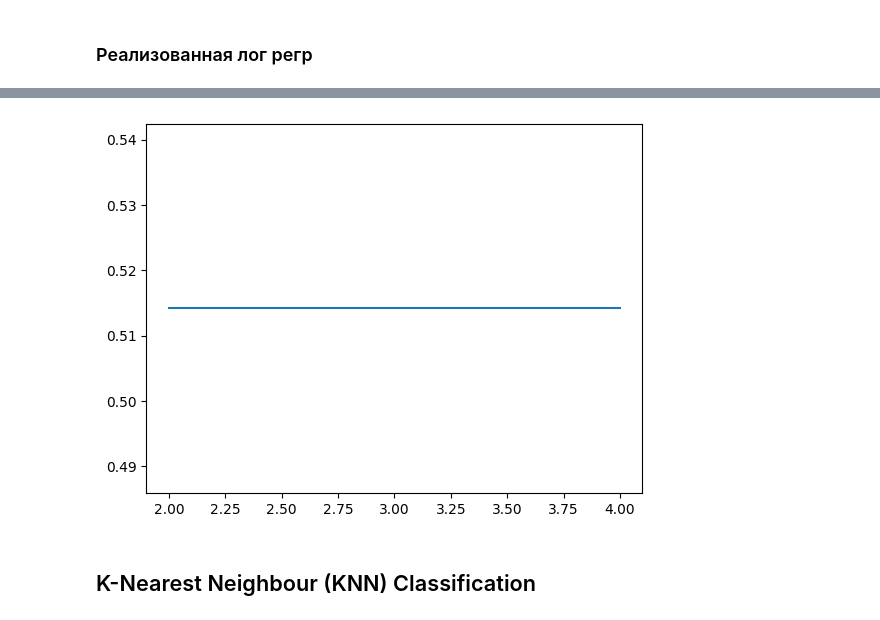
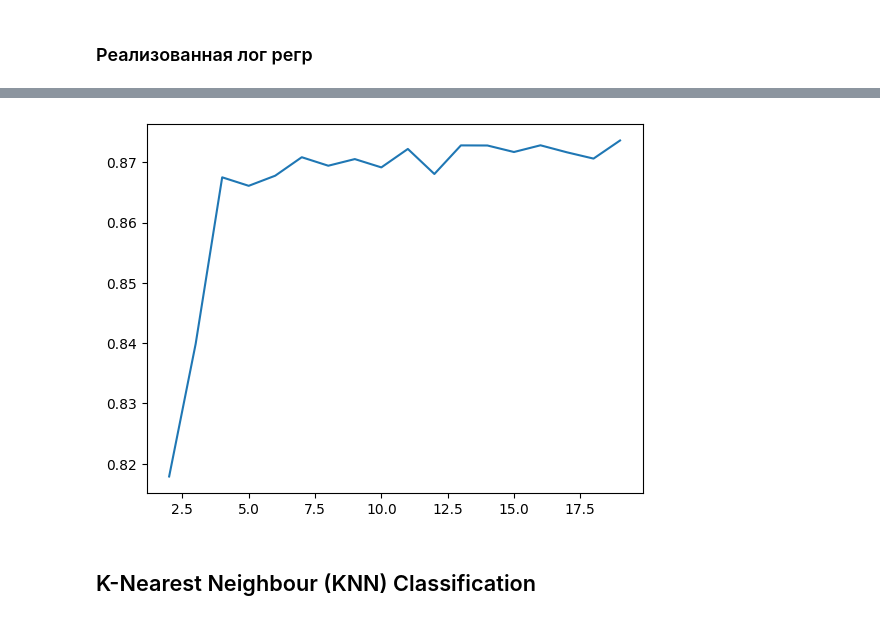
Before and after one commit to katevi/Introduction-to-ML, a Jupyter notebook: lab2/heart_disease_analysis.ipynb, the cells around one changed output, grey strips where cells are left out. Saved outputs shown, nothing was run; the diff lists cells and outputs as text; code cells hidden in the pictures.

Commit message:
Add working cross val for custom log regr

```diff
--- a/lab2/heart_disease_analysis.ipynb
+++ b/lab2/heart_disease_analysis.ipynb
@@ -211,7 +211,7 @@ for i in range(2,20):
     # create model
     model = LogisticRegression()
     # evaluate model
-    scores = cross_val_score(model, X, y, scoring='accuracy', cv=cv, n_jobs=-1)
+    scores = cross_val_score(model, X_train_scaled, y_train, scoring='accuracy', cv=cv, n_jobs=-1)
     # report performance
     mean_scores = mean(scores)
     std_scores = std(scores)
@@ -239,10 +239,9 @@ cv = RepeatedKFold(n_splits=number_of_folds, n_repeats=3, random_state=1)
 # create model
 model = LogisticRegression(C=best_C, penalty=best_penalty)
 # evaluate model
-scores = cross_val_score(model, X, y, scoring='accuracy', cv=cv, n_jobs=-1)
+scores = cross_val_score(model, X_train_scaled, y_train, scoring='accuracy', cv=cv, n_jobs=-1)
 # report performance
 print('Test accuracy achieved with repeated k-Fold Cross-Validation && tuned hyperparams: %.3f (%.3f)' % (mean(scores), std(scores)))
-print(model.get_params())
 
 accuracies['Logistic Regression'] = acc
 # %% [output]
@@ -261,17 +259,18 @@ Test accuracy achieved with repeated k-Fold Cross-Validation && tuned hyperparam
 # %% [markdown]
 ### Реализованная лог регр
 # %%
-from scipy.special import expit, logit
 from sklearn.model_selection import cross_validate
 from sklearn.metrics import accuracy_score
+from sklearn.base import BaseEstimator
 
-class MyLogisticRegression(object):
-    def __init__(self, learning_rate=0.1, max_iter=1000, regularization='l2', C = 1, tolerance = 0.0001):
+class MyLogisticRegression(BaseEstimator):
+    def __init__(self, learning_rate=0.15, max_iter=1000, regularization='l2', C = 1, tolerance = 0.0001, _estimator_type='classifier'):
         self.learning_rate  = learning_rate
         self.max_iter       = max_iter
         self.regularization = regularization
         self.C              = C
         self.tolerance      = tolerance
+        self._estimator_type = _estimator_type
 
     def fit(self, X, y):
         self.theta = np.zeros(X.shape[1] + 1)
@@ -287,30 +286,19 @@ class MyLogisticRegression(object):
                 delta_grad = self.learning_rate * (X.T @ errors)
 
             if np.all(abs(delta_grad) >= self.tolerance):
-                self.theta -= delta_grad / N
+                self.theta = self.theta - delta_grad / N
             else:
                 break
         return self
     def predict_proba(self, X):
-        """
-        Probability estimates for samples in X.
-        Parameters
-        ----------
-        X : array-like of shape (n_samples, n_features)
-            Vector to be scored, where `n_samples` is the number of samples and
-            `n_features` is the number of features.
-        Returns
-        -------
-        probs : array-like of shape (n_samples,)
-            Returns the probability of each sample.
-        """
         return self.__sigmoid((X @ self.theta[1:]) + self.theta[0])
 
     def predict(self, X):
         return np.round(self.predict_proba(X))
 
     def __sigmoid(self, z):
-        return 1 / (1 + expit(-z))
+        #return 1 / (1 + expit(-z))
+        return 1 / (1 + np.exp(-z))
 
     def set_params(**params):
         print("in set params")
@@ -319,6 +307,7 @@ class MyLogisticRegression(object):
         self.regularization = params['regularization']
         self.C              = params['C']
         self.tolerance      = params['tolerance']
+        self._estimator_type = params['_estimator_type']
 
     def get_params(self, deep=False):
             params = dict()
@@ -327,40 +316,37 @@ class MyLogisticRegression(object):
             params['max_iter'] = self.max_iter
             params['regularization'] = self.regularization
             params['tolerance'] = self.tolerance
-            print("params = ", params)
+            params['_estimator_type'] = self._estimator_type
+            #print("params = ", params)
             return params
 
 
 # repeated k fold validation with tuned hyperparameters
-lr_accuracies = []
-max_accuracy = 0.
-corresponding_std = 0.
-number_of_folds = 0
-for i in range(2,5):
-    cv = RepeatedKFold(n_splits=i, n_repeats=3, random_state=1)
+my_lr_accuracies = []
+my_max_accuracy = 0.
+my_corresponding_std = 0.
+my_number_of_folds = 0
+for i in range(2,20):
+    cv = RepeatedKFold(n_splits=i, n_repeats=5, random_state=1)
     # create model
-    m = MyLogisticRegression()
+    myLogRegr = MyLogisticRegression()
     # evaluate model
-    scores = cross_val_score(m, X, y, scoring='accuracy', cv=cv, n_jobs=-1)
-    #print("i", i, "scores", scores)
+    scores = cross_val_score(myLogRegr, X_train_scaled, y_train, scoring='accuracy', cv=cv, n_jobs=-1)
+   # print("i", i, "scores", scores)
     # report performance
     mean_scores = mean(scores)
     std_scores = std(scores)
     print("mean", mean_scores, "std", std_scores)
-    if (mean_scores > max_accuracy):
-        max_accuracy = mean_scores
-        corresponding_std = std_scores
-        number_of_folds = i
-    lr_accuracies.append(mean_scores)
+    if (mean_scores > my_max_accuracy):
+        my_max_accuracy = mean_scores
+        my_corresponding_std = std_scores
+        my_number_of_folds = i
+    my_lr_accuracies.append(mean_scores)
 
-print('Test accuracy achieved with repeated %d -Fold Cross-Validation: %.3f (%.3f)' % (number_of_folds, max_accuracy, corresponding_std))
-plt.plot(range(2,5),lr_accuracies)
+print('Test accuracy achieved with repeated %d -Fold Cross-Validation: %.3f (%.3f)' % (my_number_of_folds, my_max_accuracy,
+                                                                                       my_corresponding_std))
+plt.plot(range(2,20),my_lr_accuracies)
 
-#clf = LogisticRegression().fit(X_train_scaled, y_train)
-#p = clf.predict(X_train_scaled)
-#print('Train Accuracy: %f'%(np.mean(p == y_train) * 100))
-#p = clf.predict(X_test_scaled)
-#print('Test Accuracy: %f'%(np.mean(p == y_test) * 100))
 m = MyLogisticRegression()
 m.fit(X_train_scaled, y_train)
 y_pred = m.predict(X_test_scaled)
@@ -387,4 +376,4 @@ Accuracy  0.7922077922077922 0.8326359832635983
-[figure, old version]
+[figure, new version]
 # %%
 import math
 
```
Also changed, not shown: parts of 2 cells of this notebook.
